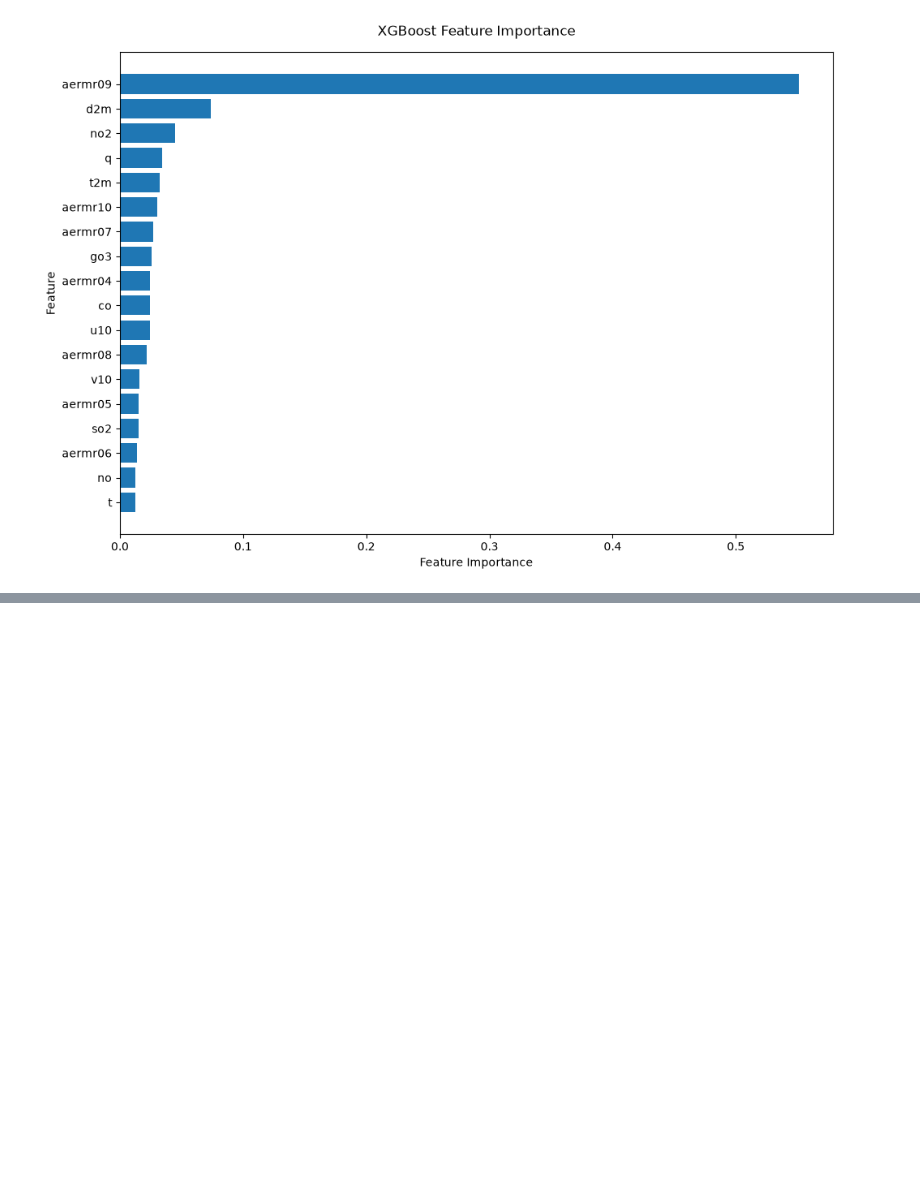
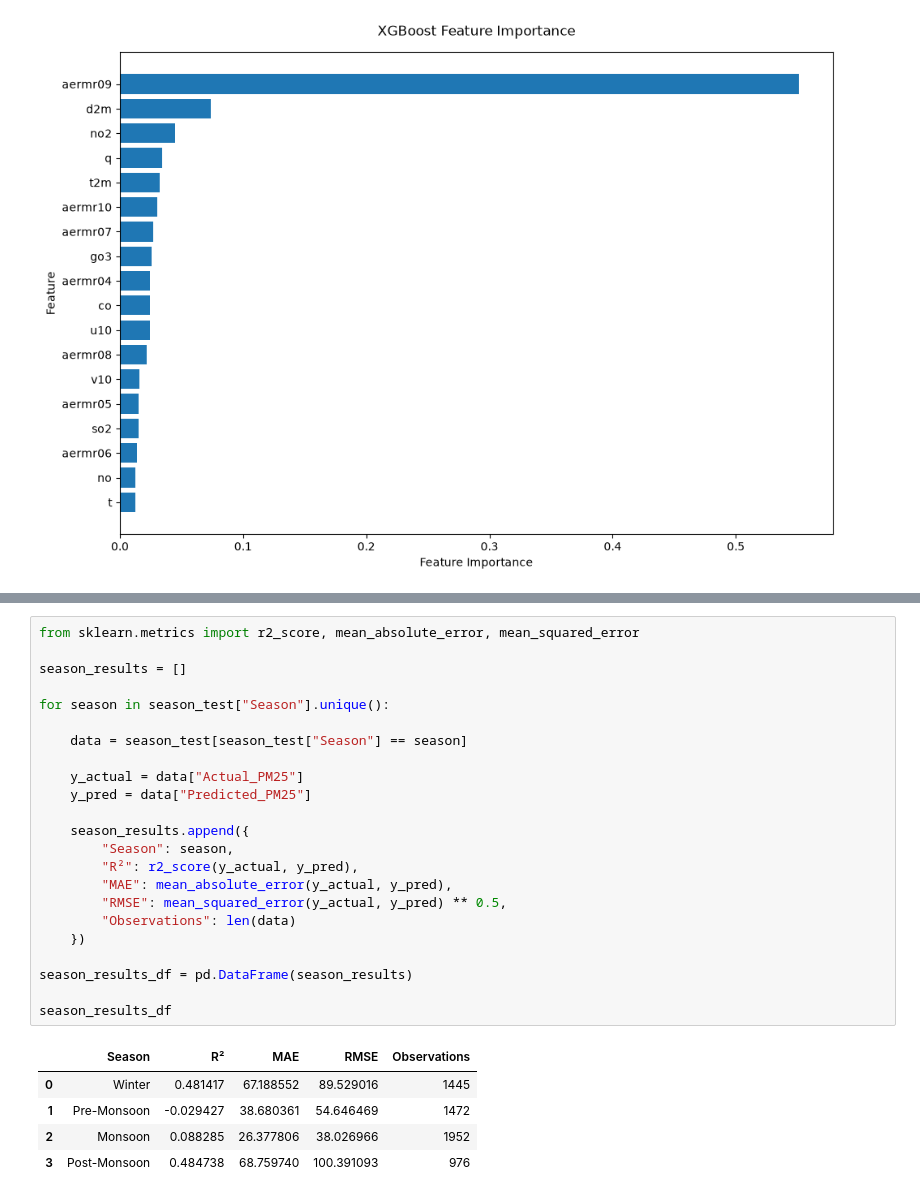
Before and after one commit to lubnashahanas07/PM25-Prediction-Using-Machine-Learning, a Jupyter notebook: modelling.ipynb, the cells around one changed output, grey strips where cells are left out. Saved outputs shown, nothing was run; the diff lists cells and outputs as text; blank space fills up the shorter version.

```diff
--- a/modelling.ipynb
+++ b/modelling.ipynb
@@ -501,0 +589,29 @@ plt.show()
+# %%
+from sklearn.metrics import r2_score, mean_absolute_error, mean_squared_error
+
+season_results = []
+
+for season in season_test["Season"].unique():
+
+    data = season_test[season_test["Season"] == season]
+
+    y_actual = data["Actual_PM25"]
+    y_pred = data["Predicted_PM25"]
+
+    season_results.append({
+        "Season": season,
+        "R²": r2_score(y_actual, y_pred),
+        "MAE": mean_absolute_error(y_actual, y_pred),
+        "RMSE": mean_squared_error(y_actual, y_pred) ** 0.5,
+        "Observations": len(data)
+    })
+
+season_results_df = pd.DataFrame(season_results)
+
+season_results_df
+# %% [output]
+|  | Season | R² | MAE | RMSE | Observations |
+| 0 | Winter | 0.481417 | 67.188552 | 89.529016 | 1445 |
+| 1 | Pre-Monsoon | -0.029427 | 38.680361 | 54.646469 | 1472 |
+| 2 | Monsoon | 0.088285 | 26.377806 | 38.026966 | 1952 |
+| 3 | Post-Monsoon | 0.484738 | 68.759740 | 100.391093 | 976 |
```
Also changed, not shown: parts of 18 cells of this notebook, 2 other files.
